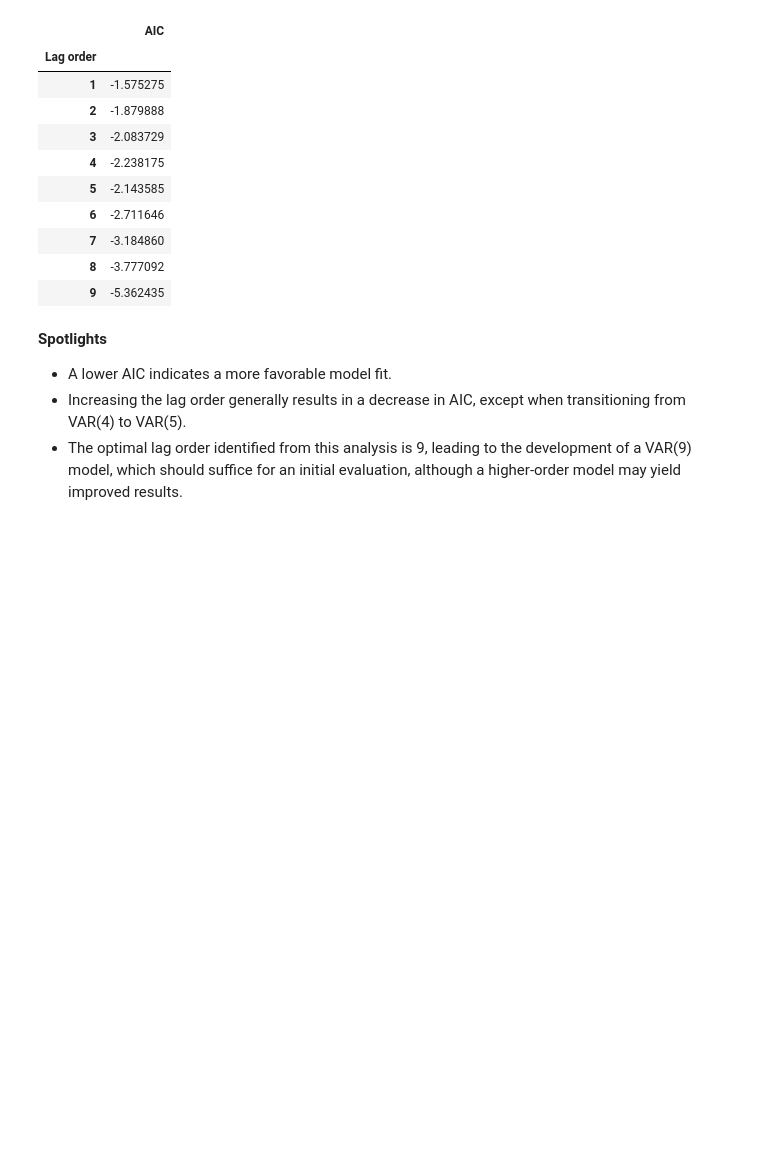
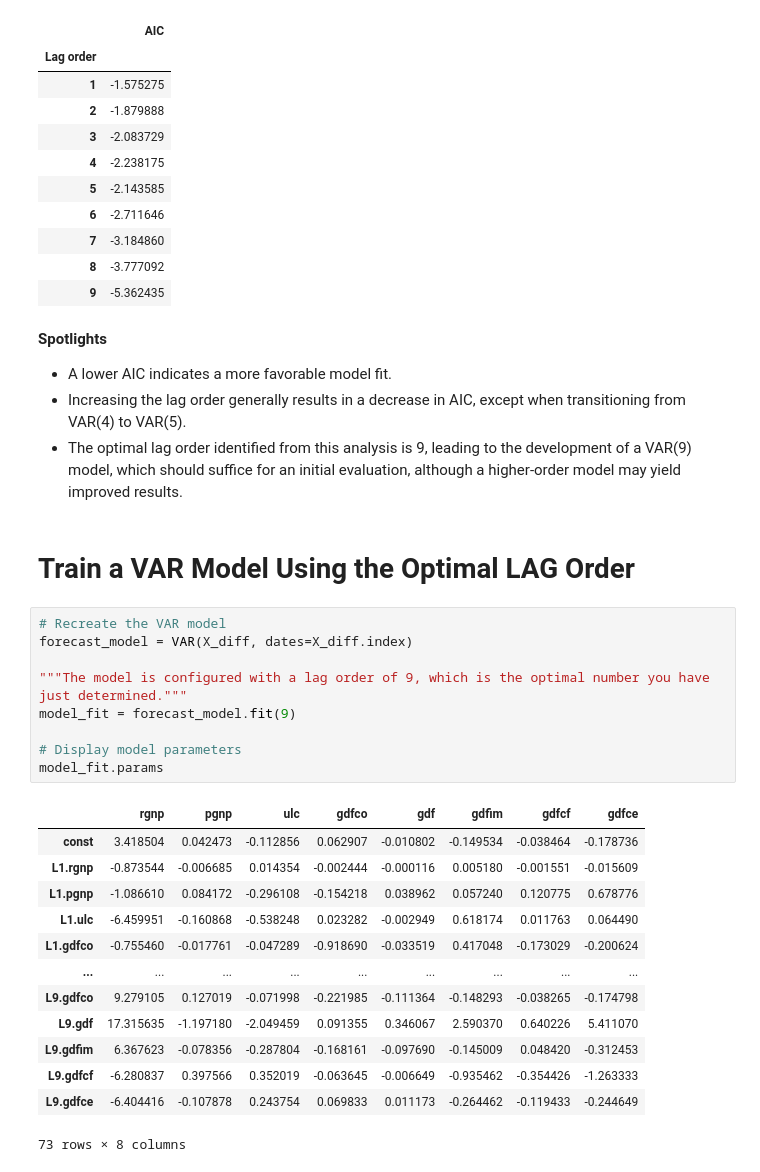
Before and after one commit to tyrantdavis/Forecasting-Economics-MultiVariate, a Jupyter notebook: Forecasting-WageGrowth-And-Inflation.ipynb, the cells around one changed output. Cells and saved outputs as stored; diff of their text form; blank space fills up the shorter version.

Commit message:
Train VAR model using optimal LAG order.

```diff
--- a/Forecasting-WageGrowth-And-Inflation.ipynb
+++ b/Forecasting-WageGrowth-And-Inflation.ipynb
@@ -365,3 +365,28 @@ aic_df
 - A lower AIC indicates a more favorable model fit.
 - Increasing the lag order generally results in a decrease in AIC, except when transitioning from VAR(4) to VAR(5).
 - The optimal lag order identified from this analysis is 9, leading to the development of a VAR(9) model, which should suffice for an initial evaluation, although a higher-order model may yield improved results.
+# %% [markdown]
+# Train a VAR Model Using the Optimal LAG Order
+# %%
+# Recreate the VAR model
+forecast_model = VAR(X_diff, dates=X_diff.index)
+
+"""The model is configured with a lag order of 9, which is the optimal number you have just determined."""
+model_fit = forecast_model.fit(9)
+
+# Display model parameters
+model_fit.params
+# %% [output]
+|  | rgnp | pgnp | ulc | gdfco | gdf | gdfim | gdfcf | gdfce |
+| const | 3.418504 | 0.042473 | -0.112856 | 0.062907 | -0.010802 | -0.149534 | -0.038464 | -0.178736 |
+| L1.rgnp | -0.873544 | -0.006685 | 0.014354 | -0.002444 | -0.000116 | 0.005180 | -0.001551 | -0.015609 |
+| L1.pgnp | -1.086610 | 0.084172 | -0.296108 | -0.154218 | 0.038962 | 0.057240 | 0.120775 | 0.678776 |
+| L1.ulc | -6.459951 | -0.160868 | -0.538248 | 0.023282 | -0.002949 | 0.618174 | 0.011763 | 0.064490 |
+| L1.gdfco | -0.755460 | -0.017761 | -0.047289 | -0.918690 | -0.033519 | 0.417048 | -0.173029 | -0.200624 |
+| ... | ... | ... | ... | ... | ... | ... | ... | ... |
+| L9.gdfco | 9.279105 | 0.127019 | -0.071998 | -0.221985 | -0.111364 | -0.148293 | -0.038265 | -0.174798 |
+| L9.gdf | 17.315635 | -1.197180 | -2.049459 | 0.091355 | 0.346067 | 2.590370 | 0.640226 | 5.411070 |
+| L9.gdfim | 6.367623 | -0.078356 | -0.287804 | -0.168161 | -0.097690 | -0.145009 | 0.048420 | -0.312453 |
+| L9.gdfcf | -6.280837 | 0.397566 | 0.352019 | -0.063645 | -0.006649 | -0.935462 | -0.354426 | -1.263333 |
+| L9.gdfce | -6.404416 | -0.107878 | 0.243754 | 0.069833 | 0.011173 | -0.264462 | -0.119433 | -0.244649 |
+73 rows × 8 columns
```
Also changed, not shown: parts of 1 cell of this notebook.
